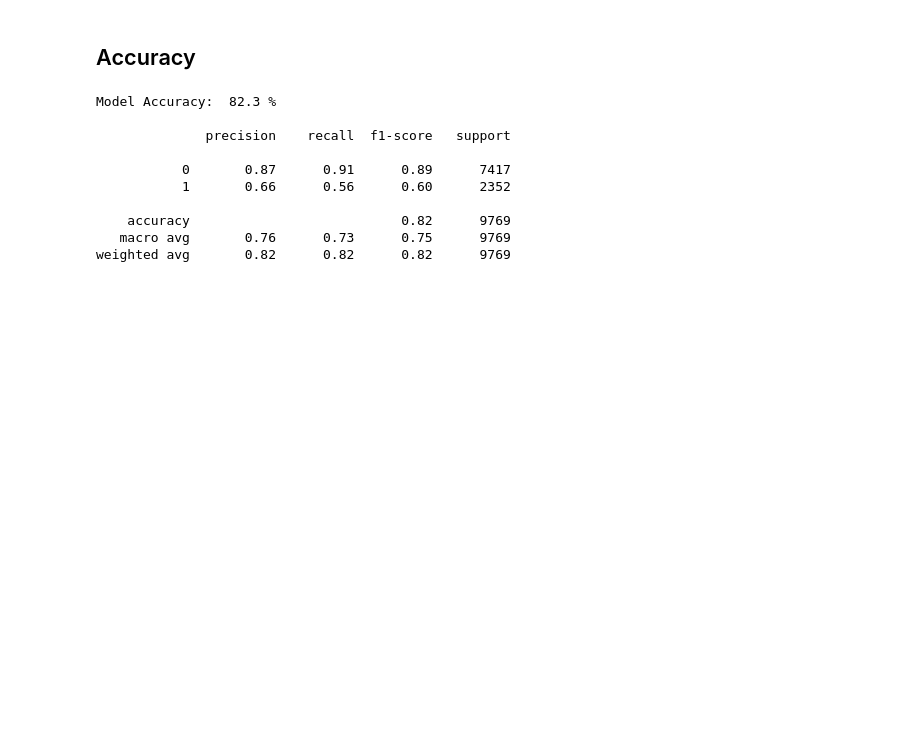
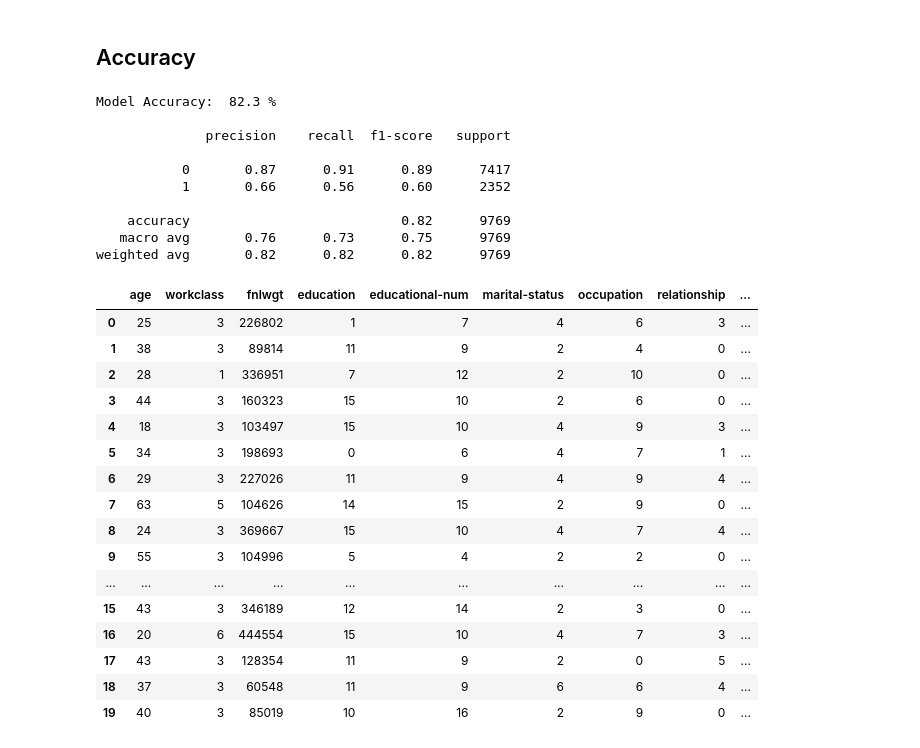
Before and after one commit to Iteba/Data-Science-Practice, a Jupyter notebook: Adult_Income_K_Nearest_Neighbor_Practice/Adult_Income_K_Nearest_Neighbor_Practice.ipynb, the cells around one changed output. Saved outputs shown, nothing was run; the diff lists cells and outputs as text; code cells hidden in the pictures; blank space fills up the shorter version.

```diff
--- a/Adult_Income_K_Nearest_Neighbor_Practice/Adult_Income_K_Nearest_Neighbor_Practice.ipynb
+++ b/Adult_Income_K_Nearest_Neighbor_Practice/Adult_Income_K_Nearest_Neighbor_Practice.ipynb
@@ -150,3 +150,23 @@ Model Accuracy:  82.3 %
     accuracy                           0.82      9769
    macro avg       0.76      0.73      0.75      9769
 weighted avg       0.82      0.82      0.82      9769
+# %%
+df.head(20)
+# %% [output]
+|  | age | workclass | fnlwgt | education | educational-num | marital-status | occupation | relationship | ... |
+| 0 | 25 | 3 | 226802 | 1 | 7 | 4 | 6 | 3 | ... |
+| 1 | 38 | 3 | 89814 | 11 | 9 | 2 | 4 | 0 | ... |
+| 2 | 28 | 1 | 336951 | 7 | 12 | 2 | 10 | 0 | ... |
+| 3 | 44 | 3 | 160323 | 15 | 10 | 2 | 6 | 0 | ... |
+| 4 | 18 | 3 | 103497 | 15 | 10 | 4 | 9 | 3 | ... |
+| 5 | 34 | 3 | 198693 | 0 | 6 | 4 | 7 | 1 | ... |
+| 6 | 29 | 3 | 227026 | 11 | 9 | 4 | 9 | 4 | ... |
+| 7 | 63 | 5 | 104626 | 14 | 15 | 2 | 9 | 0 | ... |
+| 8 | 24 | 3 | 369667 | 15 | 10 | 4 | 7 | 4 | ... |
+| 9 | 55 | 3 | 104996 | 5 | 4 | 2 | 2 | 0 | ... |
+| ... | ... | ... | ... | ... | ... | ... | ... | ... | ... |
+| 15 | 43 | 3 | 346189 | 12 | 14 | 2 | 3 | 0 | ... |
+| 16 | 20 | 6 | 444554 | 15 | 10 | 4 | 7 | 3 | ... |
+| 17 | 43 | 3 | 128354 | 11 | 9 | 2 | 0 | 5 | ... |
+| 18 | 37 | 3 | 60548 | 11 | 9 | 6 | 6 | 4 | ... |
+| 19 | 40 | 3 | 85019 | 10 | 16 | 2 | 9 | 0 | ... |
```
Also changed, not shown: parts of 1 cell of this notebook.
